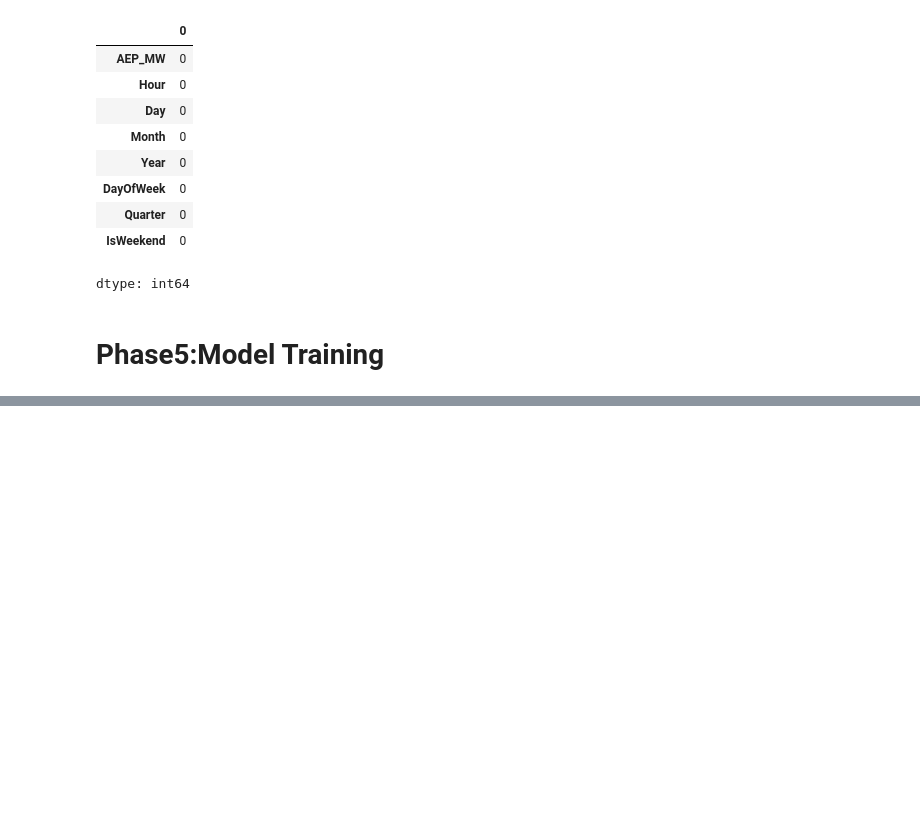
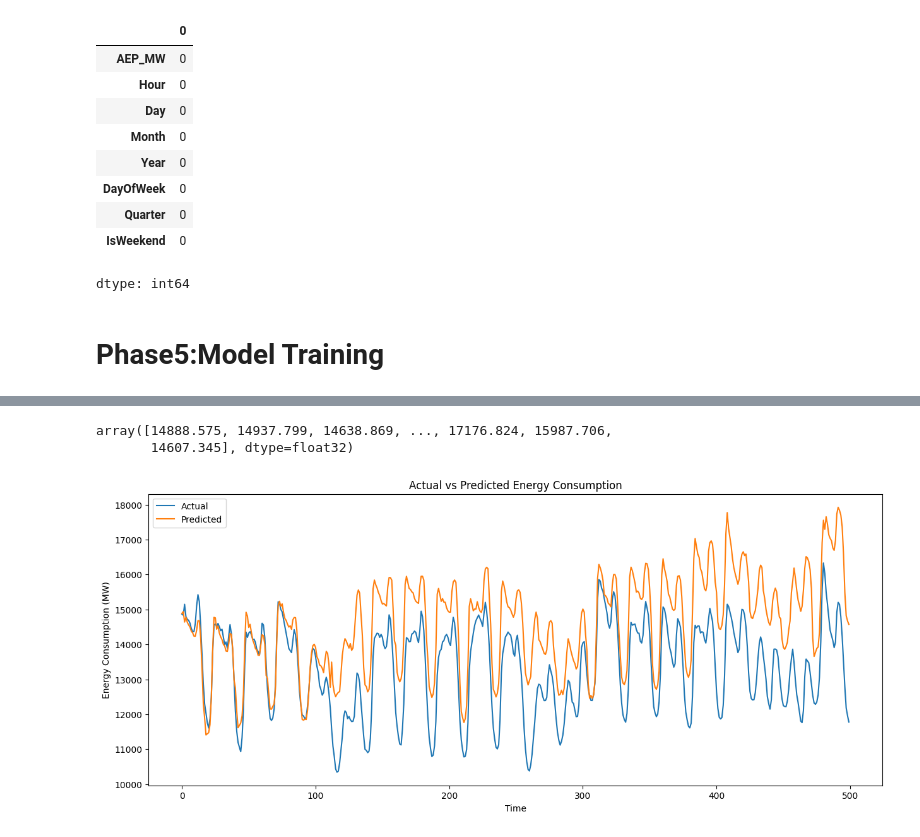
Before and after one commit to Probin1904/PJM-Energy-Consumption-Forecasting-Pipeline, a Jupyter notebook: PJM_Energy_Consumption_Forecasting_using_ML.ipynb, the cells around one changed output, grey strips where cells are left out. Saved outputs shown, nothing was run; the diff lists cells and outputs as text; code cells hidden in the pictures; blank space fills up the shorter version.

```diff
--- a/PJM_Energy_Consumption_Forecasting_using_ML.ipynb
+++ b/PJM_Energy_Consumption_Forecasting_using_ML.ipynb
@@ -370,0 +434,5 @@ dtype: int64
+# %%
+lr = LinearRegression()
+lr.fit(X_train, y_train)
+
+print("Linear Regression Trained")
@@ -370,0 +441,8 @@ dtype: int64
+# %%
+rf = RandomForestRegressor(
+    n_estimators=200,
+    random_state=42,
+    n_jobs=-1
+)
+rf.fit(X_train, y_train)
+print("Random Forest Trained")
@@ -370,0 +451,9 @@ dtype: int64
+# %%
+xgb = XGBRegressor(
+    n_estimators=200,
+    learning_rate=0.1,
+    max_depth=8,
+    random_state=42
+)
+xgb.fit(X_train, y_train)
+print("XGBoost Trained")
@@ -370,0 +571,21 @@ dtype: int64
+# %%
+y_pred = xgb.predict(X_test)
+# %%
+y_pred
+# %% [output]
+array([14888.575, 14937.799, 14638.869, ..., 17176.824, 15987.706,
+       14607.345], dtype=float32)
+# %%
+plt.figure(figsize=(15,6))
+
+plt.plot(y_test.values[:500], label="Actual")
+plt.plot(y_pred[:500], label="Predicted")
+
+plt.title("Actual vs Predicted Energy Consumption")
+plt.xlabel("Time")
+plt.ylabel("Energy Consumption (MW)")
+plt.legend()
+
+plt.show()
+# %% [output]
+[figure, added]
```
Also changed, not shown: parts of 25 cells of this notebook.
